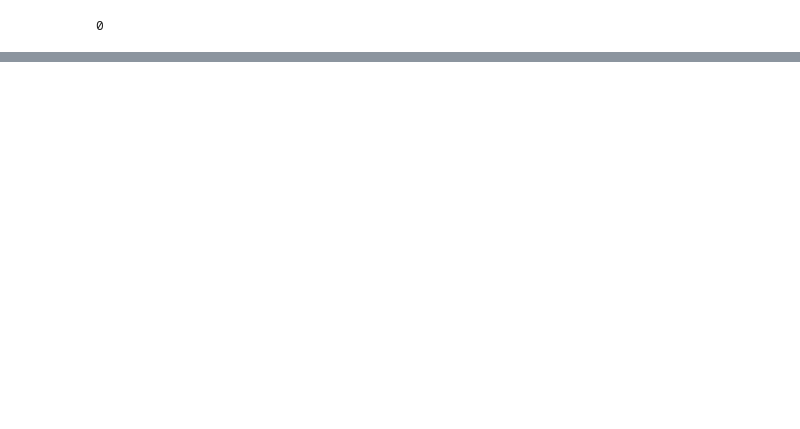
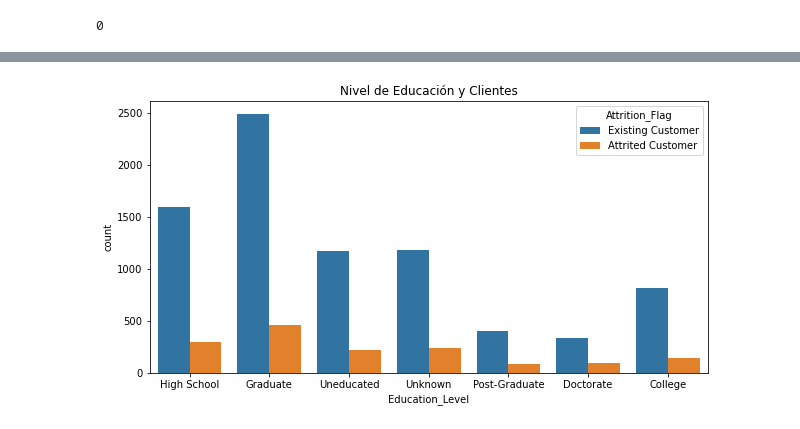
Before and after one commit to andreagonvic/Data-cleansing, a Jupyter notebook: CreditCardDataset.ipynb, the cells around one changed output, grey strips where cells are left out. Drawn from its saved outputs; the diff is of its cells as text; code cells hidden in the pictures; blank space fills up the shorter version.

```diff
--- a/CreditCardDataset.ipynb
+++ b/CreditCardDataset.ipynb
@@ -190,0 +242,7 @@ datos_cleaned.platino = datos_cleaned[datos_cleaned['Card_Category'] == "Platinu
+# %%
+plt.figure(figsize=(10,5))
+plot=sns.countplot(x=datos_cleaned.Education_Level,hue=datos_cleaned.Attrition_Flag)
+plt.title("Nivel de Educación y Clientes")
+plt.show()
+# %% [output]
+[figure, added]
```
Also changed, not shown: parts of 13 cells of this notebook.
